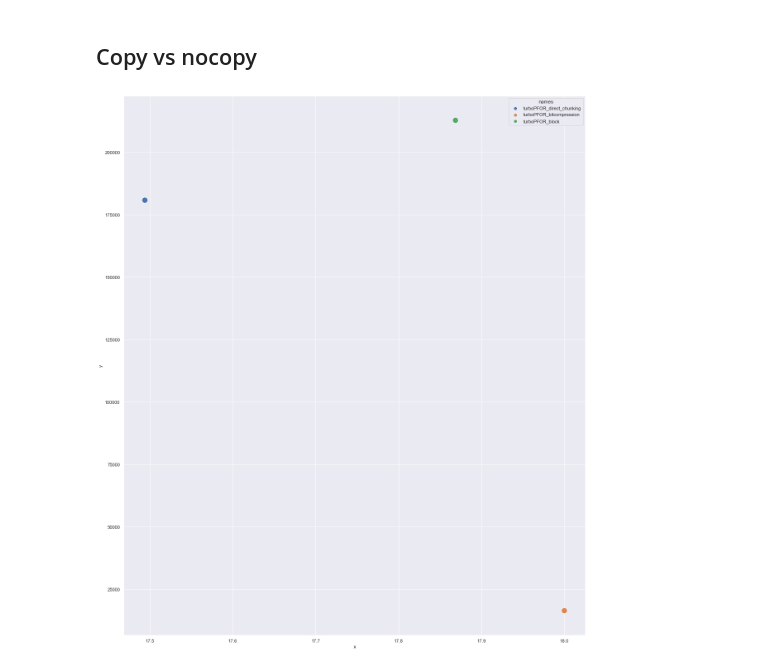
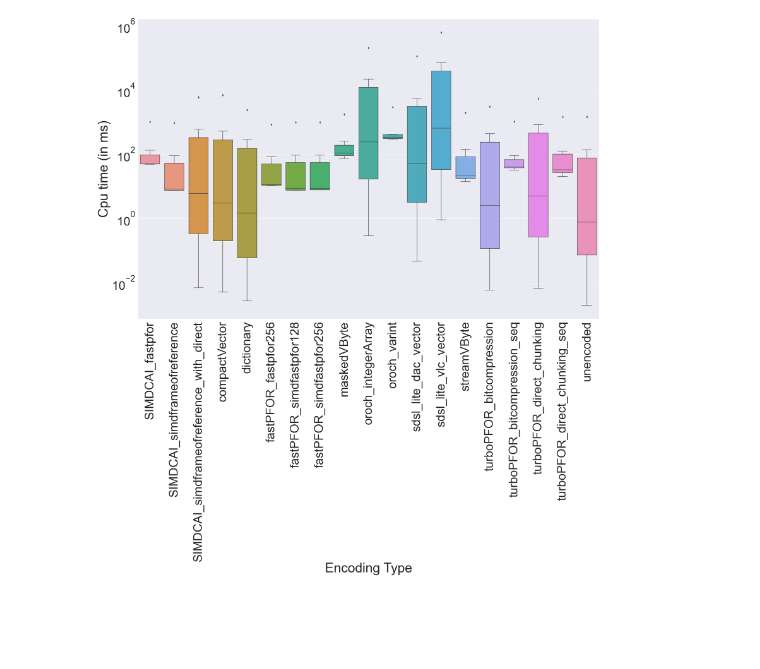
Before and after one commit to linuslh1996/column-compression, a Jupyter notebook: notebooks/AnalyseGreenfieldBenchmark_SegmentEncoding.ipynb, the cells around one changed output. Cells and saved outputs as stored; diff of their text form; code cells hidden in the pictures; blank space fills up the shorter version.

```diff
--- a/notebooks/AnalyseGreenfieldBenchmark_SegmentEncoding.ipynb
+++ b/notebooks/AnalyseGreenfieldBenchmark_SegmentEncoding.ipynb
@@ -130,31 +87,0 @@ plot.set_yscale("linear")
-# %%
-compression_stats: DataFrame = pd.read_csv(benchmark_compression_file)
-compression_stats["name"] = [l.replace("SIMDCompressionAndIntersection", "SIMDCAI") for l in compression_stats["name"]]
-compression_stats = compression_stats.loc[compression_stats["bitsPerInt"] != -1]
-
-libs = [l.replace("_with_direct", "")for l in fast_random_access_libs]
-fast_point_compression_stats = compression_stats.loc[compression_stats["name"].str.match(".*(" +  "|".join(libs)  + ").*")]
-
-fast_point_compression_stats = fast_point_compression_stats[~fast_point_compression_stats["name"].str.match(".*with_select")]
-
-def avgBitsPerInt(group):
-    group["avgBitsPerInt"] = group["bitsPerInt"].mean()
-    return group
-fast_point_compression_stats = fast_point_compression_stats.groupby("name").apply(avgBitsPerInt)
-
-sns.set(rc={'figure.figsize':(20,5)})
-
-plot = sns.barplot(data=fast_point_compression_stats, x="name", y="avgBitsPerInt")
-plot.set_xticklabels(plot.get_xticklabels(),rotation=0)
-
-
-plt.tight_layout()
-plot.set(
-    xlabel='Codec',
-    ylabel='Average Bits per Encoded Int'
-)
-plt.savefig("point_decoding_bits_per_int_fastest.svg", format="svg")
-
-# todo: sort by same order
-# print(libs)
-# fast_point_compression_stats
@@ -250,12 +88,10 @@ plot = sns.scatterplot(x=data.x, y=data.y, hue=data.names, s=200)
-# %% [markdown]
-## Copy vs nocopy
-# %%
-c = combined.groupby("library", sort=False)
-x = c['bitsPerInt'].mean()
-y = c['cpu_time'].mean()
-names = combined.library.unique()
-data = pd.DataFrame({"x": x, "y": y, "names": names})
-data = data[data.names.str.contains("turbo")]
-plot = sns.scatterplot(x=data.x, y=data.y, hue=data.names, s=200)
-# %% [output]
-[figure, removed]
+# %%
+decoding_points: DataFrame = benchmark_speeds[(benchmark_speeds[OPERATION] == "decoding_points") | (benchmark_speeds[OPERATION] == "decoding_points_seq")]
+without_simdcai_seq: DataFrame = decoding_points[~(decoding_points[ENCODING_TYPE] == "SIMDCAI_simdframeofreference_with_direct_seq")]
+order: List[str] = sorted(without_simdcai_seq[ENCODING_TYPE].drop_duplicates())
+boxplot: sns.boxplot = sns.boxplot(data=decoding_points, x=ENCODING_TYPE, y=CPU_TIME_IN_MS, order=order)
+plt.xticks(rotation=90)
+boxplot.set_yscale("log")
+plt.savefig("visualizations/libraries_decoding_points.svg", bbox_inches = "tight")
+# %% [output]
+[figure, added]
```
Also changed, not shown: parts of 35 cells of this notebook, 6 other files.
